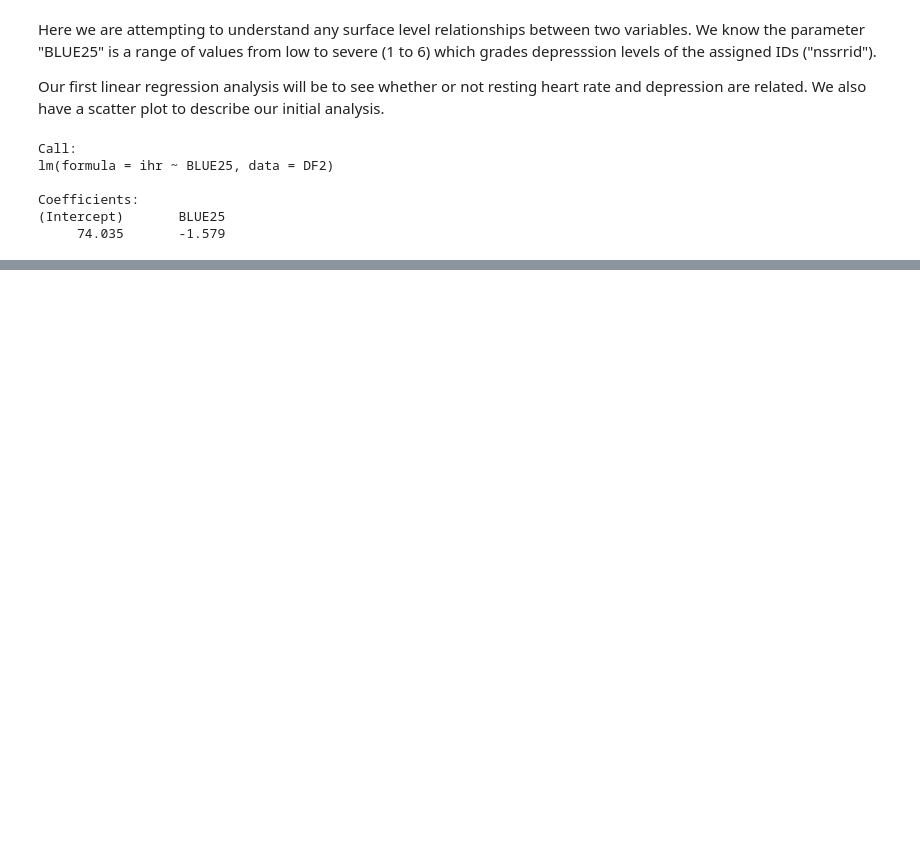
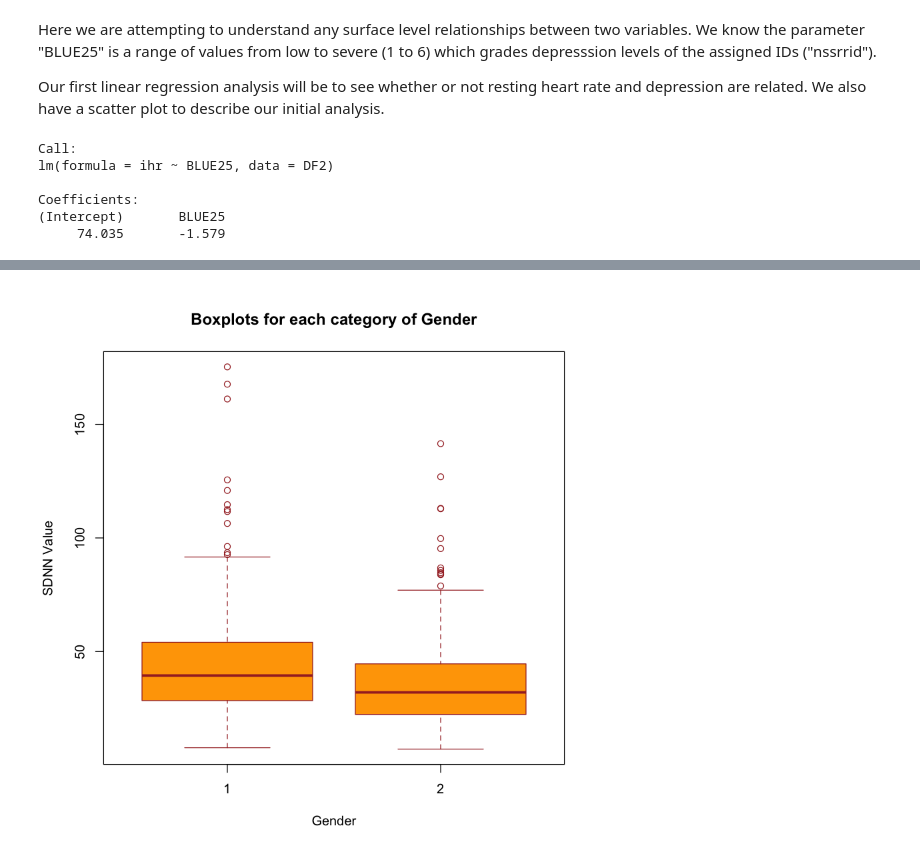
Before and after one commit to loveleenb/Depression_Analysis, a Jupyter notebook: Depression_Analysis_R.ipynb, the cells around one changed output, grey strips where cells are left out. Saved outputs shown, nothing was run; the diff lists cells and outputs as text; code cells hidden in the pictures; blank space fills up the shorter version.

```diff
--- a/Depression_Analysis_R.ipynb
+++ b/Depression_Analysis_R.ipynb
@@ -149,0 +218,8 @@ list()
+# %%
+boxplot(SDNN~gender_x,data=DF2, main="Boxplots for each category of Gender", xlab="Gender",
+ylab="SDNN Value",
+col="orange",
+border="brown"
+)
+# %% [output]
+[figure, added]
```
Also changed, not shown: parts of 19 cells of this notebook.
